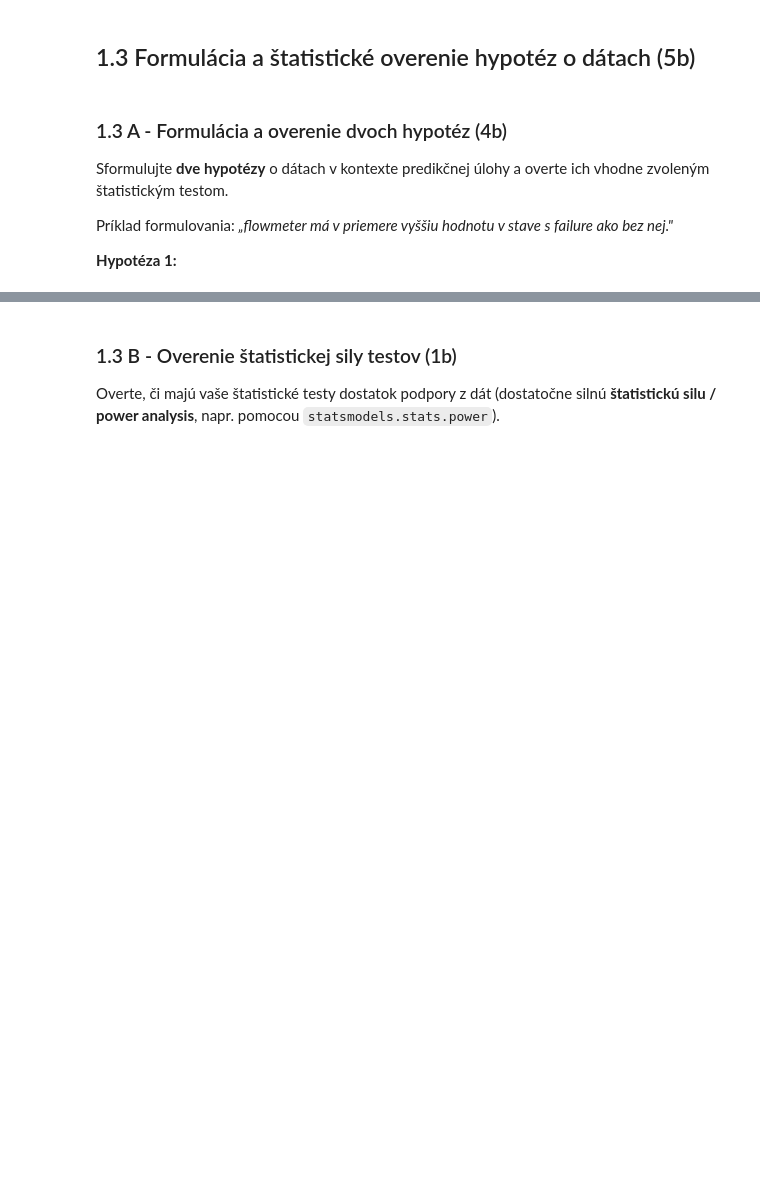
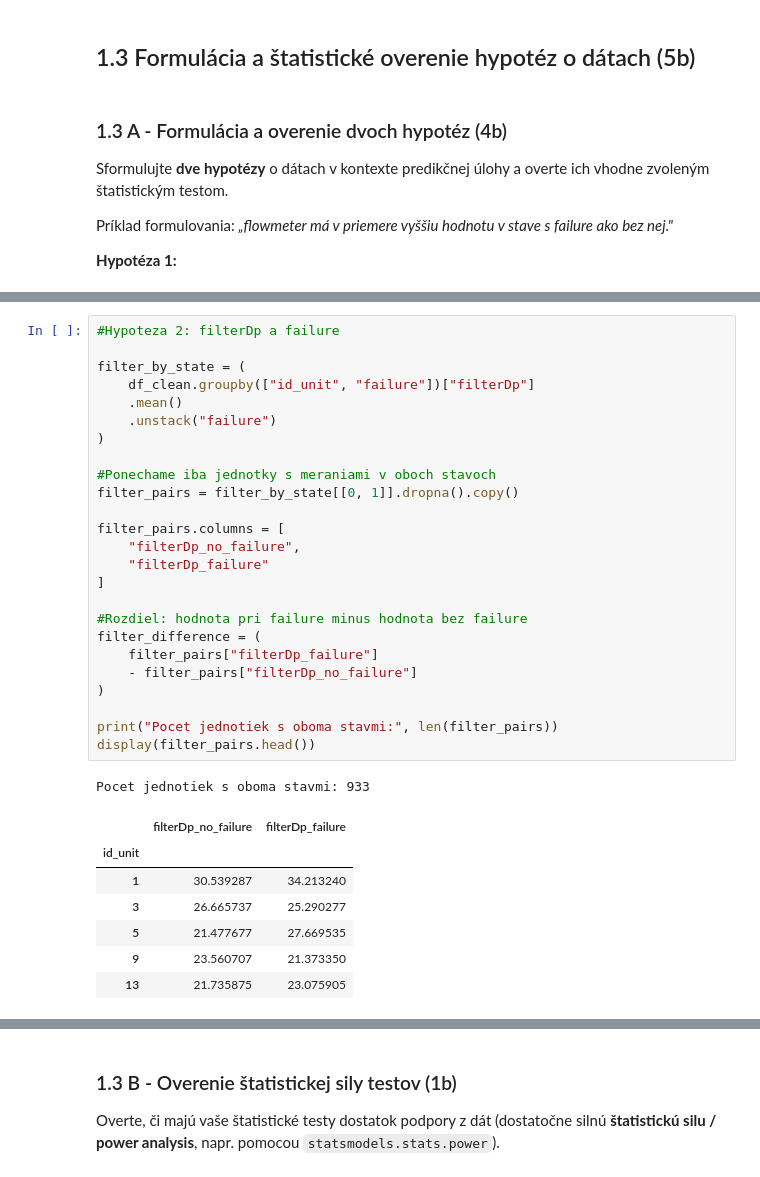
Before and after one commit to samuel-ivan05/IAU_zadanie, a Jupyter notebook: IAU-project.ipynb, the cells around one changed output, grey strips where cells are left out. Drawn from its saved outputs; the diff is of its cells as text; blank space fills up the shorter version.

```diff
--- a/IAU-project.ipynb
+++ b/IAU-project.ipynb
@@ -1319,0 +1483,34 @@ Príklad formulovania: *„flowmeter má v priemere vyššiu hodnotu v stave s f
+# %%
+#Hypoteza 2: filterDp a failure
+
+filter_by_state = (
+    df_clean.groupby(["id_unit", "failure"])["filterDp"]
+    .mean()
+    .unstack("failure")
+)
+
+#Ponechame iba jednotky s meraniami v oboch stavoch
+filter_pairs = filter_by_state[[0, 1]].dropna().copy()
+
+filter_pairs.columns = [
+    "filterDp_no_failure",
+    "filterDp_failure"
+]
+
+#Rozdiel: hodnota pri failure minus hodnota bez failure
+filter_difference = (
+    filter_pairs["filterDp_failure"]
+    - filter_pairs["filterDp_no_failure"]
+)
+
+print("Pocet jednotiek s oboma stavmi:", len(filter_pairs))
+display(filter_pairs.head())
+# %% [output]
+Pocet jednotiek s oboma stavmi: 933
+|  | filterDp_no_failure | filterDp_failure |
+| id_unit |  |  |
+| 1 | 30.539287 | 34.213240 |
+| 3 | 26.665737 | 25.290277 |
+| 5 | 21.477677 | 27.669535 |
+| 9 | 23.560707 | 21.373350 |
+| 13 | 21.735875 | 23.075905 |
```
Also changed, not shown: parts of 14 cells of this notebook.
